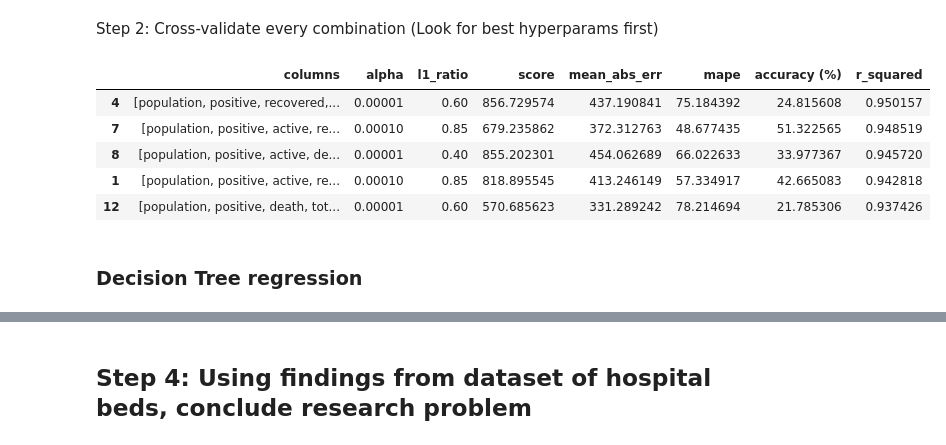
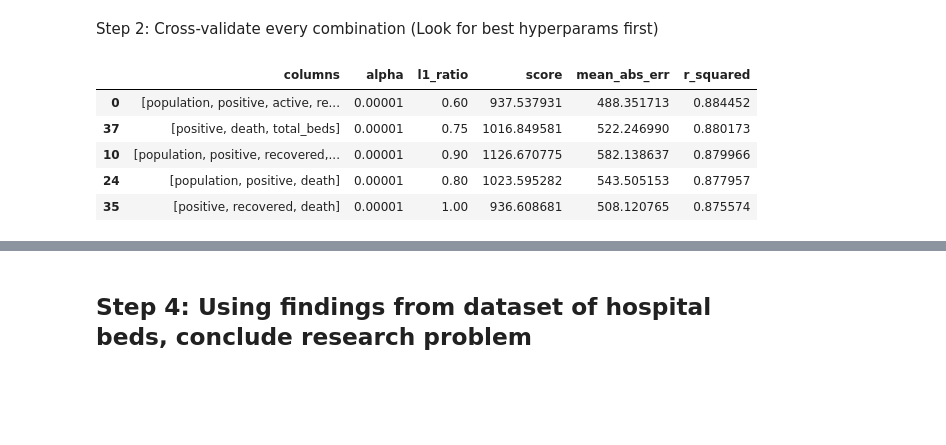
Before and after one commit to neilmizzi/COVID19, a Jupyter notebook: main.ipynb, the cells around one changed output, grey strips where cells are left out. Cells and saved outputs as stored; diff of their text form; code cells hidden in the pictures; blank space fills up the shorter version.

Commit message:
Added final model: ElasticNet is the winner (Will back up with research)

```diff
--- a/main.ipynb
+++ b/main.ipynb
@@ -640,7 +640,7 @@ model_df = model_df.dropna(subset=['hospitalizedCurrently'])
 # TODO see if we can instead use this as a variable
 # TODO see if we can drop by bedsPerThousand instead
 model_df['ratio_hospital'] = model_df['hospitalizedCurrently'] / model_df['active']
-model_df = model_df[~(model_df['ratio_hospital'] <= model_df.ratio_hospital.quantile(0.35))]
+model_df = model_df[~(model_df['ratio_hospital'] >= model_df.ratio_hospital.quantile(0.99))]
 
 #model_df = model_df[~(model_df['ratio_hospital'] <= model_df['ratio_hospital'].median())]
 del model_df['ratio_hospital']
@@ -663,7 +663,7 @@ model_df.describe()
 Get all combinations of independent params
 # %%
 import itertools
-split = 0.2
+split = 0.3
 
 independent_cols = [x for x in list(model_df.columns) if not(x in ['hospitalizedCurrently', 'inIcuCurrently', 'onVentilatorCurrently', 'date'])]
 
@@ -689,11 +681,9 @@ mse_df1 = {'param_comb': [],
 'degree': [],
 'score': [],
 'mean_abs_err': [],
-'r_squared': [],
-'mape': [],
-'accuracy (%)': []}
+'r_squared': []}
 
-degrees = [i for i in range(2,8)]
+degrees = [2, 3]
 
 for comb in comb_list:
     X = model_df[comb]
@@ -713,8 +703,6 @@ for comb in comb_list:
         mse_df1['degree'].append(d)
         mse_df1['mean_abs_err'].append(mean_absolute_error(y, y_poly_pred))
         mse_df1['r_squared'].append(r2_score(y, y_poly_pred))
-        mse_df1['mape'].append(mean_absolute_percentage_error(y, y_poly_pred))
-        mse_df1['accuracy (%)'].append(accuracy(y, y_poly_pred))
 
 mse_df1 = pd.DataFrame(mse_df1)
 mse_df1.sort_values(by='r_squared', ascending=False).head()
@@ -743,9 +731,7 @@ import itertools
 mse_df = {'param_comb': [],
 'score': [],
 'mean_abs_err': [],
-'r_squared': [],
-'mape': [],
-'accuracy (%)': []}
+'r_squared': []}
 
 for comb in comb_list:
     # Independent vars
@@ -763,10 +749,7 @@ for comb in comb_list:
     mse_df['param_comb'].append(comb)
     mse_df['score'].append(np.sqrt((mean_squared_error(y, y_pred))))
     mse_df['mean_abs_err'].append(mean_absolute_error(y, y_pred))
-    mse_df['mape'].append(mean_absolute_percentage_error(y, y_pred))
     mse_df['r_squared'].append(r2_score(y, y_pred))
-    mse_df['accuracy (%)'].append(accuracy(y, y_pred))
-
 mse_df = pd.DataFrame(mse_df)
 mse_df.sort_values(by='r_squared', ascending=False).head()
 # %% [output]
@@ -812,45 +795,36 @@ cross_val_results = pd.DataFrame(cross_val_results)
 # %%
 score = []
 mean_abs_err = []
-map_err = []
 r2_list = []
-acc = []
+
 for i, row in cross_val_results.iterrows():
     alpha = cross_val_results.at[i, 'alpha']
     l1 = cross_val_results.at[i, 'l1_ratio']
 
     X = model_df[cross_val_results.at[i, 'columns']]
     y = model_df['hospitalizedCurrently']
 
     X_train, X_test, y_train, y_test = train_test_split(X, y, test_size=split)
     elastic = ElasticNet(normalize=True, alpha=alpha, l1_ratio=l1, max_iter=1000000)
     elastic.fit(X_train,y_train)
 
-    rmse= (np.sqrt(mean_squared_error(y_true=y_test,y_pred=elastic.predict(X_test))))
+    rmse = (np.sqrt(mean_squared_error(y_true=y_test,y_pred=elastic.predict(X_test))))
     mae = mean_absolute_error(y_true=y_test, y_pred=elastic.predict(X_test))
-    mape = (mean_absolute_percentage_error(y_test, elastic.predict(X_test)))
     r2 = r2_score(y_test, elastic.predict(X_test))
-    accu = accuracy(y_test, elastic.predict(X_test))
 
     score.append(rmse)
     mean_abs_err.append(mae)
-    map_err.append(mape)
-    acc.append(accu)
     r2_list.append(r2)
 
 cross_val_results['score'] = score
 cross_val_results['mean_abs_err'] = mean_abs_err
 cross_val_results['r_squared'] = r2_list
-cross_val_results['mape'] = map_err
-cross_val_results['accuracy (%)'] = acc
 
 cross_val_results.sort_values(by='r_squared', ascending=False).head()
 # %% [output]
-|  | columns | alpha | l1_ratio | score | mean_abs_err | mape | accuracy (%) | r_squared |
-| 4 | [population, positive, recovered,... | 0.00001 | 0.60 | 856.729574 | 437.190841 | 75.184392 | 24.815608 | 0.950157 |
-| 7 | [population, positive, active, re... | 0.00010 | 0.85 | 679.235862 | 372.312763 | 48.677435 | 51.322565 | 0.948519 |
-| 8 | [population, positive, active, de... | 0.00001 | 0.40 | 855.202301 | 454.062689 | 66.022633 | 33.977367 | 0.945720 |
-| 1 | [population, positive, active, re... | 0.00010 | 0.85 | 818.895545 | 413.246149 | 57.334917 | 42.665083 | 0.942818 |
-| 12 | [population, positive, death, tot... | 0.00001 | 0.60 | 570.685623 | 331.289242 | 78.214694 | 21.785306 | 0.937426 |
+|  | columns | alpha | l1_ratio | score | mean_abs_err | r_squared |
+| 0 | [population, positive, active, re... | 0.00001 | 0.60 | 937.537931 | 488.351713 | 0.884452 |
+| 37 | [positive, death, total_beds] | 0.00001 | 0.75 | 1016.849581 | 522.246990 | 0.880173 |
+| 10 | [population, positive, recovered,... | 0.00001 | 0.90 | 1126.670775 | 582.138637 | 0.879966 |
+| 24 | [population, positive, death] | 0.00001 | 0.80 | 1023.595282 | 543.505153 | 0.877957 |
+| 35 | [positive, recovered, death] | 0.00001 | 1.00 | 936.608681 | 508.120765 | 0.875574 |
-# %% [markdown]
-### Decision Tree regression
```
Also changed, not shown: parts of 25 cells of this notebook.
